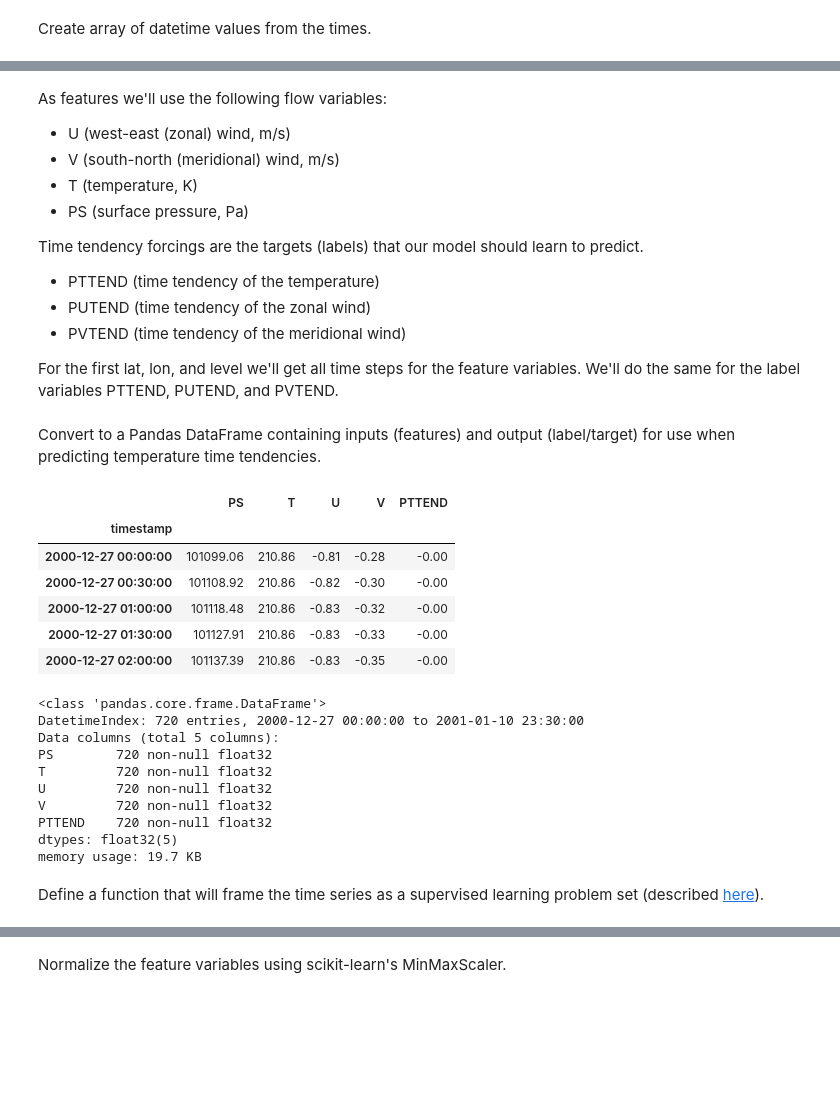
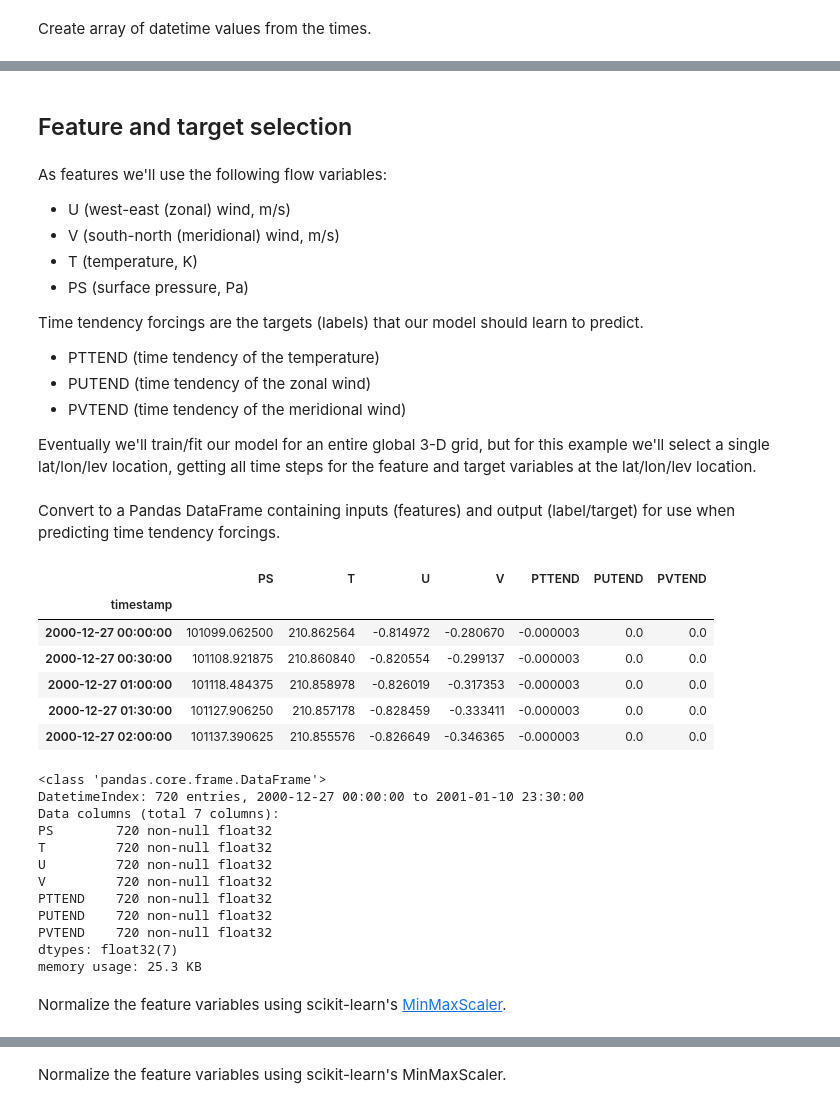
Before and after one commit to monocongo/climate_learn, a Jupyter notebook: notebooks/model_learn_lstm_keras.ipynb, the cells around one changed output, grey strips where cells are left out. Saved outputs shown, nothing was run; the diff lists cells and outputs as text; code cells hidden in the pictures; blank space fills up the shorter version.

```diff
--- a/notebooks/model_learn_lstm_keras.ipynb
+++ b/notebooks/model_learn_lstm_keras.ipynb
@@ -96,3 +94,5 @@ Length: 720, dtype: datetime64[ns]
+# %% [markdown]
+## Feature and target selection
 # %% [markdown]
 As features we'll use the following flow variables:
 
@@ -107,7 +107,7 @@ Time tendency forcings are the targets (labels) that our model should learn to p
 * PUTEND (time tendency of the zonal wind)
 * PVTEND (time tendency of the meridional wind)
 
-For the first lat, lon, and level we'll get all time steps for the feature variables. We'll do the same for the label variables PTTEND, PUTEND, and PVTEND.
+Eventually we'll train/fit our model for an entire global 3-D grid, but for this example we'll select a single lat/lon/lev location, getting all time steps for the feature and target variables at the lat/lon/lev location.
 # %%
 ps = pd.Series(ds_h0.variables['PS'].values[:, 0, 0])
 t = pd.Series(ds_h0.variables['T'].values[:, 0, 0, 0])
@@ -117,36 +117,38 @@ pttend = pd.Series(ds_h1.variables['PTTEND'].values[:, 0, 0, 0])
 putend = pd.Series(ds_h1.variables['PUTEND'].values[:, 0, 0, 0])
 pvtend = pd.Series(ds_h1.variables['PVTEND'].values[:, 0, 0, 0])
 # %% [markdown]
-Convert to a Pandas DataFrame containing inputs (features) and output (label/target) for use when predicting temperature time tendencies.
+Convert to a Pandas DataFrame containing inputs (features) and output (label/target) for use when predicting time tendency forcings.
 # %%
-df_temp = pd.DataFrame({'timestamp': timestamps,
-                         'PS': ps,
-                         'T': t,
-                         'U': u,
-                         'V': v,
-                         'PTTEND': pttend})
-df_temp.set_index('timestamp', inplace=True)
-df_temp.head()
+df_vals = pd.DataFrame({'timestamp': timestamps,
+                        'PS': ps,
+                        'T': t,
+                        'U': u,
+                        'V': v,
+                        'PTTEND': pttend,
+                        'PUTEND': putend,
+                        'PVTEND': pvtend})
+df_vals.set_index('timestamp', inplace=True)
+df_vals.head()
 # %% [output]
-|  | PS | T | U | V | PTTEND |
-| timestamp |  |  |  |  |  |
-| 2000-12-27 00:00:00 | 101099.06 | 210.86 | -0.81 | -0.28 | -0.00 |
-| 2000-12-27 00:30:00 | 101108.92 | 210.86 | -0.82 | -0.30 | -0.00 |
-| 2000-12-27 01:00:00 | 101118.48 | 210.86 | -0.83 | -0.32 | -0.00 |
-| 2000-12-27 01:30:00 | 101127.91 | 210.86 | -0.83 | -0.33 | -0.00 |
-| 2000-12-27 02:00:00 | 101137.39 | 210.86 | -0.83 | -0.35 | -0.00 |
+|  | PS | T | U | V | PTTEND | PUTEND | PVTEND |
+| timestamp |  |  |  |  |  |  |  |
+| 2000-12-27 00:00:00 | 101099.062500 | 210.862564 | -0.814972 | -0.280670 | -0.000003 | 0.0 | 0.0 |
+| 2000-12-27 00:30:00 | 101108.921875 | 210.860840 | -0.820554 | -0.299137 | -0.000003 | 0.0 | 0.0 |
+| 2000-12-27 01:00:00 | 101118.484375 | 210.858978 | -0.826019 | -0.317353 | -0.000003 | 0.0 | 0.0 |
+| 2000-12-27 01:30:00 | 101127.906250 | 210.857178 | -0.828459 | -0.333411 | -0.000003 | 0.0 | 0.0 |
+| 2000-12-27 02:00:00 | 101137.390625 | 210.855576 | -0.826649 | -0.346365 | -0.000003 | 0.0 | 0.0 |
 # %%
-df_temp.info()
+df_vals.info()
 # %% [output]
 <class 'pandas.core.frame.DataFrame'>
 DatetimeIndex: 720 entries, 2000-12-27 00:00:00 to 2001-01-10 23:30:00
-Data columns (total 5 columns):
+Data columns (total 7 columns):
 PS        720 non-null float32
 T         720 non-null float32
 U         720 non-null float32
 V         720 non-null float32
 PTTEND    720 non-null float32
-dtypes: float32(5)
-memory usage: 19.7 KB
+PUTEND    720 non-null float32
+PVTEND    720 non-null float32
+dtypes: float32(7)
+memory usage: 25.3 KB
-# %% [markdown]
-Define a function that will frame the time series as a supervised learning problem set (described [here](https://machinelearningmastery.com/multivariate-time-series-forecasting-lstms-keras/)).
@@ -187,0 +155,2 @@ def convert_to_supervised(df,
+# %% [markdown]
+Normalize the feature variables using scikit-learn's [MinMaxScaler](http://scikit-learn.org/stable/modules/generated/sklearn.preprocessing.MinMaxScaler.html).
```
Also changed, not shown: parts of 25 cells of this notebook.
